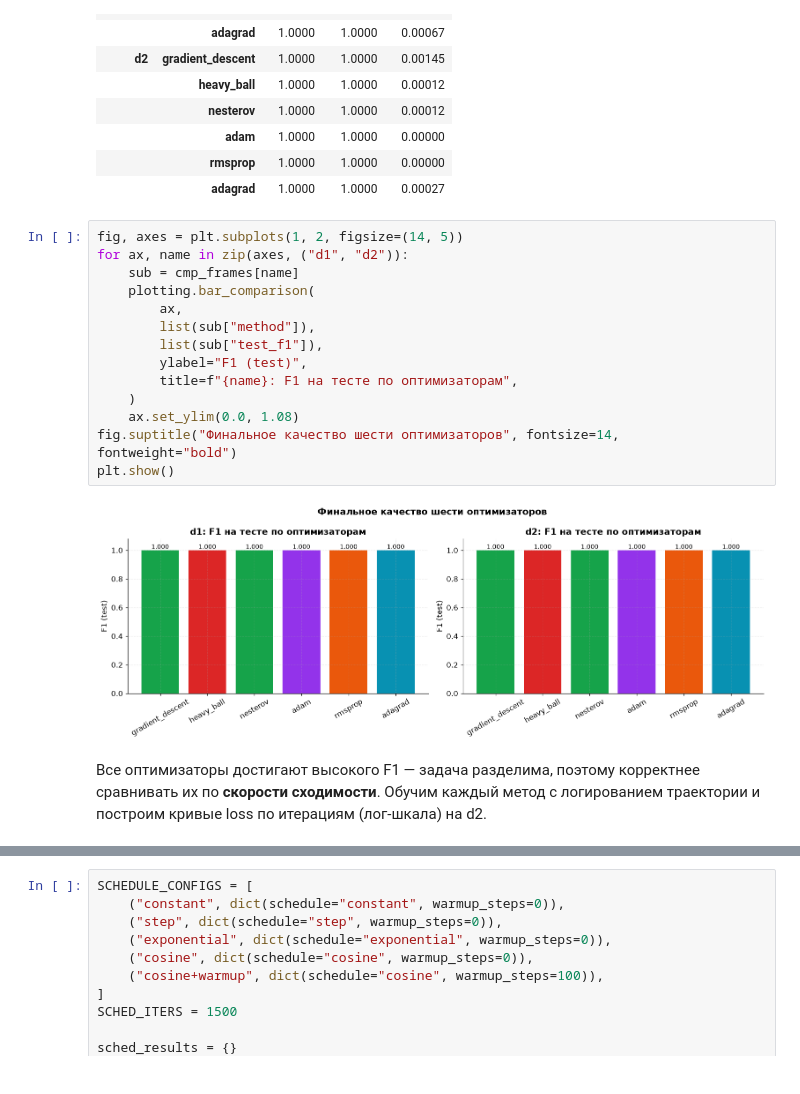
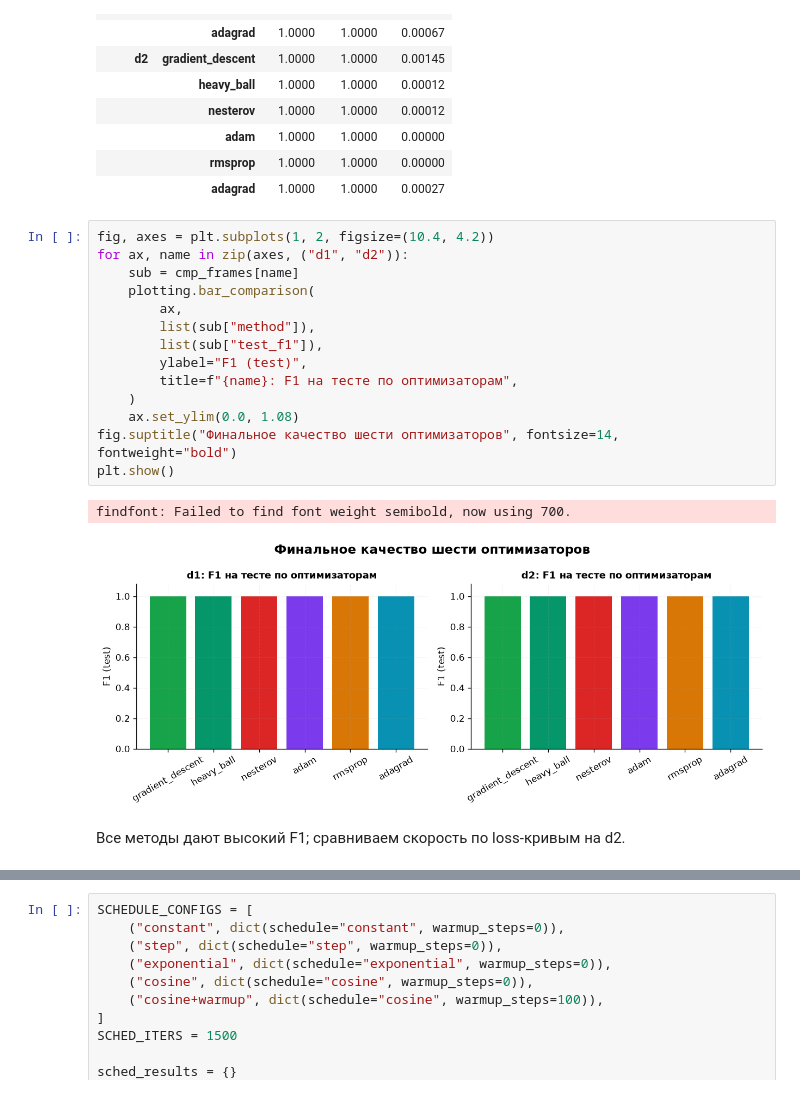
Before and after one commit to mezgou/itmo-optimization-methods-course, a Jupyter notebook: notebooks/fourth_lab.ipynb, the cells around one changed output, grey strips where cells are left out. Drawn from its saved outputs; the diff is of its cells as text.

```diff
--- a/notebooks/fourth_lab.ipynb
+++ b/notebooks/fourth_lab.ipynb
@@ -106,25 +92,24 @@ compare_view.style.format(
 |  | rmsprop | 1.0000 | 1.0000 | 0.00000 |
 |  | adagrad | 1.0000 | 1.0000 | 0.00027 |
 # %%
-fig, axes = plt.subplots(1, 2, figsize=(14, 5))
+fig, axes = plt.subplots(1, 2, figsize=(10.4, 4.2))
 for ax, name in zip(axes, ("d1", "d2")):
     sub = cmp_frames[name]
     plotting.bar_comparison(
         ax,
         list(sub["method"]),
         list(sub["test_f1"]),
         ylabel="F1 (test)",
         title=f"{name}: F1 на тесте по оптимизаторам",
     )
     ax.set_ylim(0.0, 1.08)
 fig.suptitle("Финальное качество шести оптимизаторов", fontsize=14, fontweight="bold")
 plt.show()
 # %% [output]
+findfont: Failed to find font weight semibold, now using 700.
-[figure, old version]
+[figure, new version]
-# %% [markdown]
-Все оптимизаторы достигают высокого F1 — задача разделима, поэтому корректнее
-сравнивать их по **скорости сходимости**. Обучим каждый метод с логированием
-траектории и построим кривые loss по итерациям (лог-шкала) на d2.
+# %% [markdown]
+Все методы дают высокий F1; сравниваем скорость по loss-кривым на d2.
 # %%
 conv_results = {}
 for method in ALL_METHODS:
```
Also changed, not shown: parts of 28 cells of this notebook, 7 other files.
